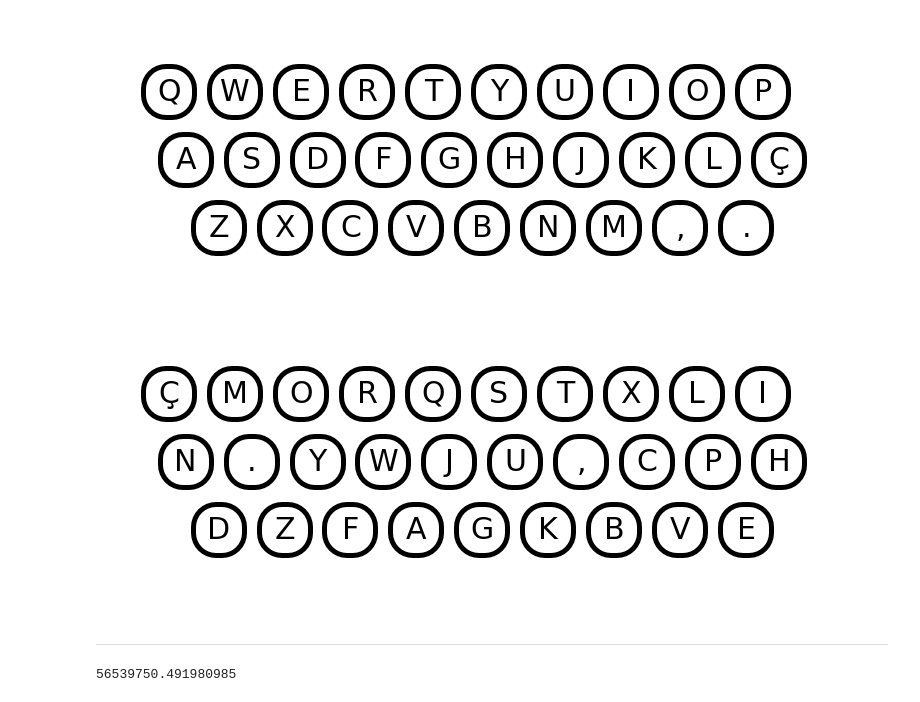
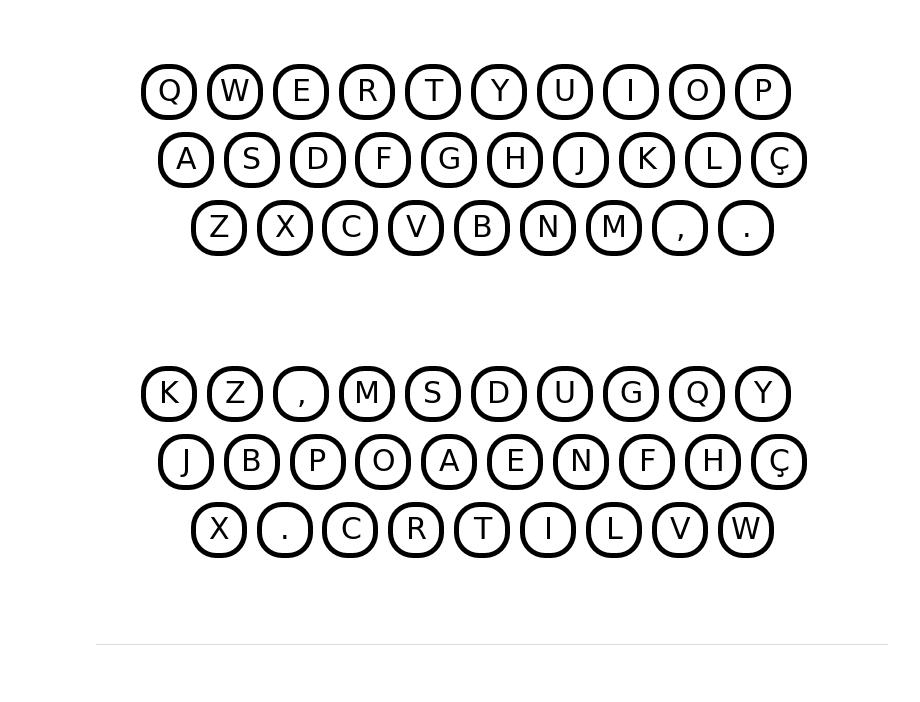
Before and after one commit to Bernardo-b/keyboard-optimization, a Jupyter notebook: notebooks/keyboard_optimization.ipynb, the cells around one changed output. Drawn from its saved outputs; the diff is of its cells as text; code cells hidden in the pictures.

```diff
--- a/notebooks/keyboard_optimization.ipynb
+++ b/notebooks/keyboard_optimization.ipynb
@@ -31,10 +32,10 @@ plot_keyboard([str(i) for i in range(1,len(qwerty_keys)+1)])
 plot_keyboard(qwerty_keys)
 # %% [output]
 [figure]
-# %%
-plot_keyboard(random.sample(qwerty_keys, len(qwerty_keys)))
-# %% [output]
-[figure, removed]
+# %%
+plot_keyboard(best_key)
+# %% [output]
+[figure, added]
 # %% [markdown]
 ---
 # %%
@@ -65,4 +48,0 @@ def get_points(keyboard):
-# %%
-get_points([''.join(random.sample(qwerty_keys, len(qwerty_keys))) for i in range(100)][0])
-# %% [output]
-56539750.491980985
```
Also changed, not shown: parts of 14 cells of this notebook.
